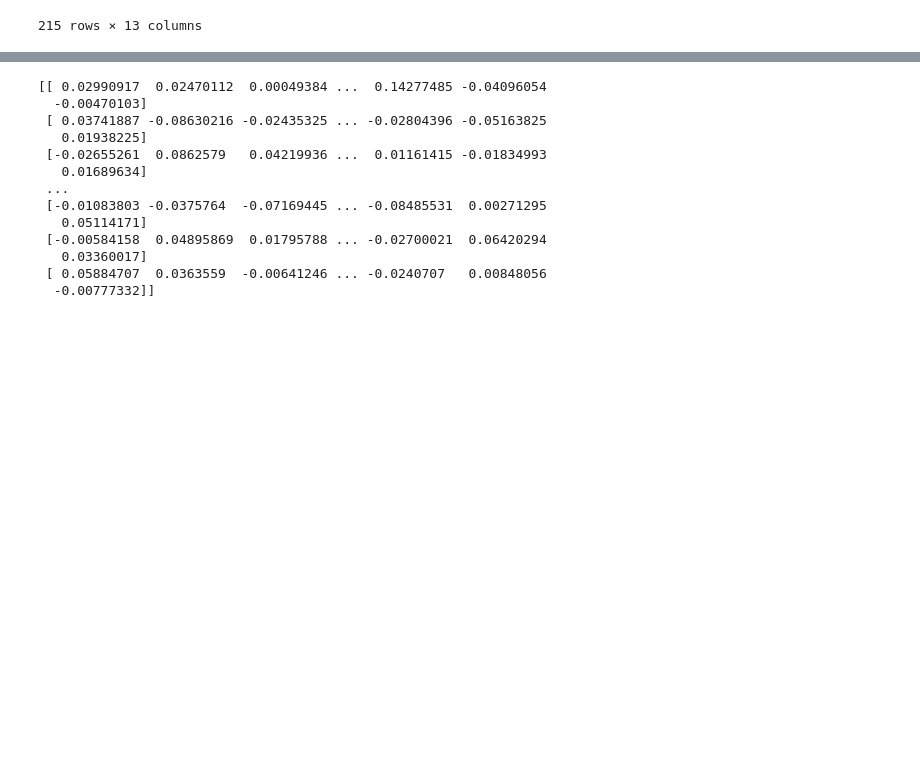
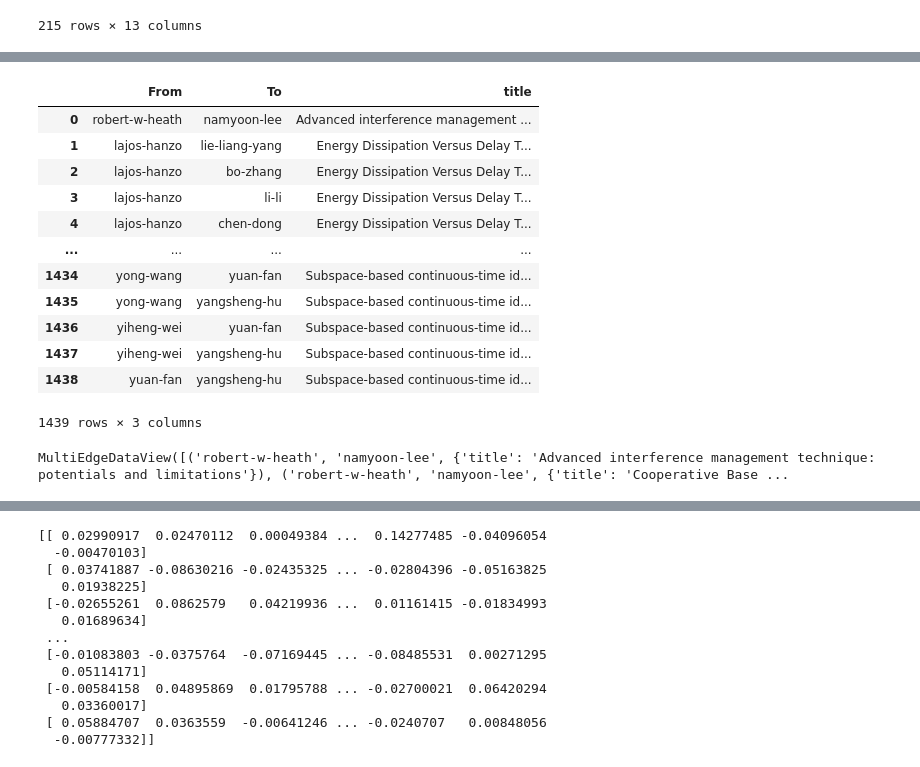
Before and after one commit to liasucf/TextMining, a Jupyter notebook: Projet_Text_Mining_Lia_Furtado.ipynb, the cells around one changed output, grey strips where cells are left out. Drawn from its saved outputs; the diff is of its cells as text; code cells hidden in the pictures; blank space fills up the shorter version.

```diff
--- a/Projet_Text_Mining_Lia_Furtado.ipynb
+++ b/Projet_Text_Mining_Lia_Furtado.ipynb
@@ -278,22 +162,0 @@ NodeView(('-keskin', 'd-ekelschot', 'david-moxey', 'a-a-bukatov', 'a-k-pervitsky
-# %%
-authors = data['authors_clean']
-
-#combanation of the authors that wrote the same
-author_connections = list(
-    map(lambda x: list(combinations(x[::-1], 2)), authors)
-)
-
-venues = data['venue_clean'].values
-connections = np.array(author_connections, dtype=object)  + venues
-df_authors_venue = pd.DataFrame(connections,columns=['connections'])
-df_authors_venue['conference'] = df_authors_venue['connections'].apply(lambda x: x[-1] )
-df_authors_venue['connections'] = df_authors_venue['connections'].apply(lambda x: x[:-1] )
-df_connections = df_authors_venue.explode('connections','conference')
-df_connections = df_connections[~df_connections['connections'].isnull()]
-df_connections.reset_index(inplace=True, drop=True)
-
-flat_connections = [item for sublist in author_connections for item in sublist]
-# Create a dataframe with the connections
-df = pd.DataFrame(flat_connections, columns=["From", "To"])
-df_graph = df.groupby(["From", "To"]).size().reset_index()
-df_graph.columns = ["From", "To", "Count"]
@@ -363,0 +199,23 @@ annotate.arc_group(G_50, group_by="publications")
+# %%
+df_graph
+# %% [output]
+|  | From | To | title |
+| 0 | robert-w-heath | namyoon-lee | Advanced interference management ... |
+| 1 | lajos-hanzo | lie-liang-yang | Energy Dissipation Versus Delay T... |
+| 2 | lajos-hanzo | bo-zhang | Energy Dissipation Versus Delay T... |
+| 3 | lajos-hanzo | li-li | Energy Dissipation Versus Delay T... |
+| 4 | lajos-hanzo | chen-dong | Energy Dissipation Versus Delay T... |
+| ... | ... | ... | ... |
+| 1434 | yong-wang | yuan-fan | Subspace-based continuous-time id... |
+| 1435 | yong-wang | yangsheng-hu | Subspace-based continuous-time id... |
+| 1436 | yiheng-wei | yuan-fan | Subspace-based continuous-time id... |
+| 1437 | yiheng-wei | yangsheng-hu | Subspace-based continuous-time id... |
+| 1438 | yuan-fan | yangsheng-hu | Subspace-based continuous-time id... |
+1439 rows × 3 columns
+# %%
+MG= nx.from_pandas_edgelist(df_graph, 'From', 'To', edge_attr=['title'],
+                                 create_using=nx.MultiGraph())
+
+MG.edges(data=True)
+# %% [output]
+MultiEdgeDataView([('robert-w-heath', 'namyoon-lee', {'title': 'Advanced interference management technique: potentials and limitations'}), ('robert-w-heath', 'namyoon-lee', {'title': 'Cooperative Base ...
```
Also changed, not shown: parts of 38 cells of this notebook, 2 other files.
